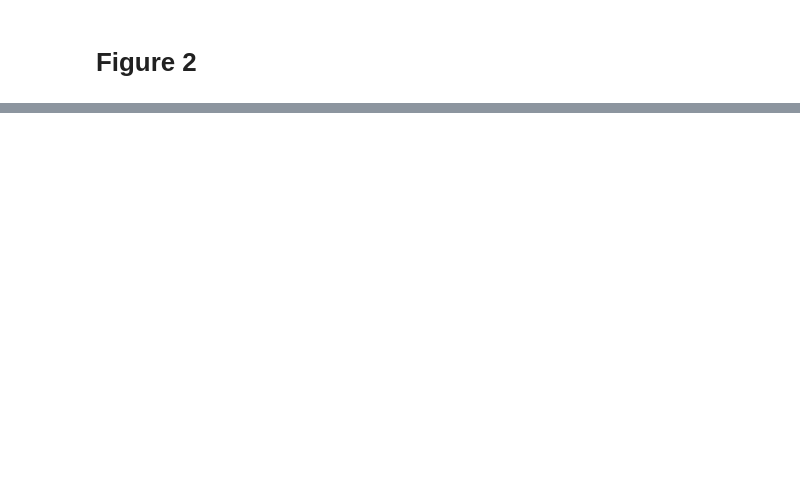
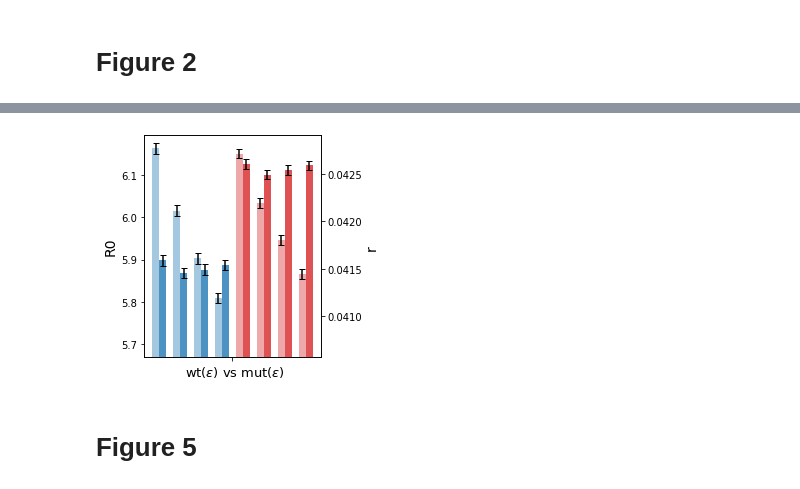
Before and after one commit to stifwo/advantageous-aging, a Jupyter notebook: PNAS_notebook.ipynb, the cells around one changed output, grey strips where cells are left out. Saved outputs shown, nothing was run; the diff lists cells and outputs as text; code cells hidden in the pictures; blank space fills up the shorter version.

```diff
--- a/PNAS_notebook.ipynb
+++ b/PNAS_notebook.ipynb
@@ -116,0 +102,46 @@ plt.savefig('RA_PNAS_fig2_Frontinella.pdf', dpi = 1200, bbox_inches="tight");
+# %%
+#Plotting Fig 3
+y1_pos = np.array([0,3,6,9])
+y2_pos = np.array([1,4,7,10])
+y3_pos = np.array([2,5,8,11])
+
+y4_pos = np.array([12,15,18,21])
+y5_pos = np.array([13,16,19,22])
+y6_pos = np.array([14,17,20])
+
+y7_pos =[11] #[4,12]
+dummy_R0 = np.zeros(4)
+dummy_r = np.zeros(3)
+
+fig,ax1 = plt.subplots(figsize=(6,6))
+
+ax1.bar(y1_pos,mean_R0_wt_const,width = 1.0,yerr=sem_R0_wt_const, align='center', alpha=0.4, ecolor='black', capsize=3, color = 'C0');
+ax1.bar(y2_pos,mean_R0_mut_const,width = 1.0,yerr=sem_R0_mut_const, align='center', alpha=0.8, ecolor='black', capsize=3, color = 'C0');
+ax1.bar(y3_pos,dummy_R0,width=0.3,color = 'w') #The width spec does not seem to work. width only refers to the relative width in the slot..
+
+ax1.set_ylabel('R0',fontsize=14);
+ax1.set_ylim(0.92*mean_R0_wt_const[0],1.005*mean_R0_wt_const[0])
+
+ax2 = ax1.twinx()
+
+ax2.bar(y4_pos,mean_r_wt_const,width = 1.0,yerr=sem_r_wt_const, align='center', alpha=0.4, ecolor='black', capsize=3,color = 'C3');
+ax2.bar(y5_pos,mean_r_mut_const,width = 1.0,yerr=sem_r_mut_const, align='center', alpha=0.8, ecolor='black', capsize=3,color = 'C3');
+ax2.bar(y6_pos,dummy_r,width=0.3,color = 'w')
+
+ax2.set_ylabel('r ',fontsize=14);
+ax2.set_ylim(0.95*mean_r_wt_const[0],1.0045*mean_r_wt_const[0])
+
+ax2.set_xticks(y7_pos);
+
+xticks = [' wt($\epsilon$) vs mut($\epsilon$)']
+ax1.set_xticklabels(xticks, fontsize=13);
+
+fig.tight_layout()
+
+figure = plt.gcf()
+figure.set_size_inches(3.42, 3.42)
+#plt.savefig('RA_PNAS_fig3_Frontinella.pdf', dpi = 1200, bbox_inches="tight");
+# %% [output]
+[figure, added]
+# %% [markdown]
+# Figure 5
```
Also changed, not shown: parts of 23 cells of this notebook, 3 other files.
